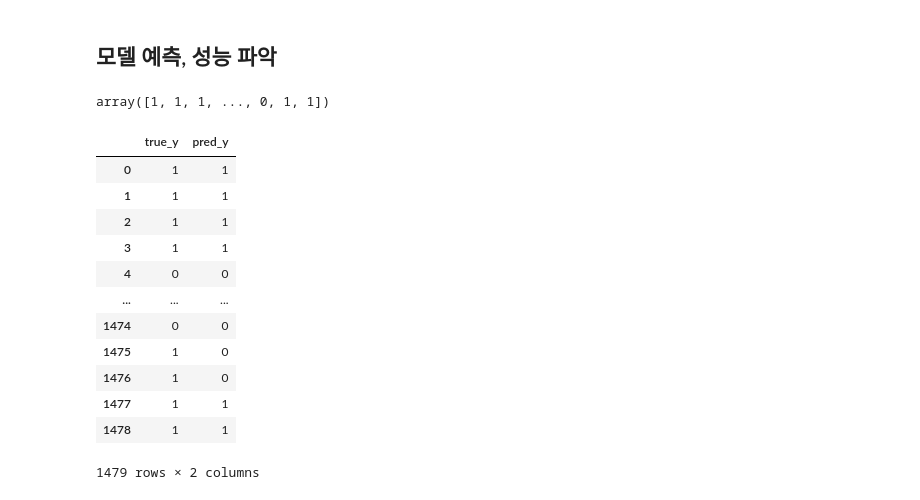
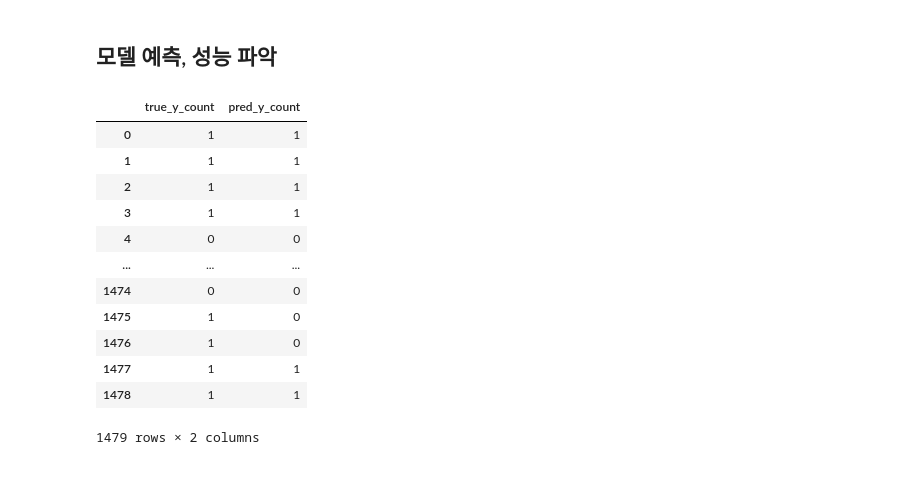
Before and after one commit to iDolphin99/ML, a Jupyter notebook: kwswproja/test_TF-IDF.ipynb, the cells around one changed output. Cells and saved outputs as stored; diff of their text form; code cells hidden in the pictures.

```diff
--- a/kwswproja/test_TF-IDF.ipynb
+++ b/kwswproja/test_TF-IDF.ipynb
@@ -242,15 +231,31 @@ train_data_features
+# %%
+# 문자를 벡터화 하는 방식에는 두 가지가 존재하는 것 같습니다.
+# CountVectorizer와 TfidfVectorizer로 두 클래스를 비교해보려고 합니다.
+context = list(input_data['context'])
+
+count_vec = CountVectorizer(analyzer = 'word', max_features = 5000)
+tfidf_vec = TfidfVectorizer()
+
+train_data_count = count_vec.fit_transform(context)
+train_data_tfidf = tfidf_vec.fit_transform(context)
 # %%
 # train data 와 test data를 8:2 비율로 나누고
 # train data는 추후에 valid data와 test data로 나눕니다!
 #X_column = ['title', 'body', 'url'] -> preprocessing fin
 Y_column = 'label'
 
-train_X, test_X, train_Y, test_Y = train_test_split(
-    train_data_features,  # X 입력 데이터
+train_X_count, test_X_count, train_Y_count, test_Y_count = train_test_split(
+    train_data_count,  # X 입력 데이터
     input_data[Y_column], # Y 정답 데이터, label 데이터
     test_size = 0.2,
     #train_size = 13,
     shuffle=True,
     random_state=42)
 
-train_X
+train_X_tfidf, test_X_tfidf, train_Y_tfidf, test_Y_tfidf = train_test_split(
+    train_data_tfidf,  # X 입력 데이터
+    input_data[Y_column], # Y 정답 데이터, label 데이터
+    test_size = 0.2,
+    #train_size = 13,
+    shuffle=True,
+    random_state=42)
@@ -271,0 +262,6 @@ RandomForestClassifier(bootstrap=True, ccp_alpha=0.0, class_weight=None,
+# %%
+model_rf_count = RandomForestClassifier(n_estimators=100)
+model_rf_tfidf = RandomForestClassifier(n_estimators=100)
+
+%time model_rf_count.fit(train_X_count, train_Y_count)
+%time model_rf_tfidf.fit(train_X_tfidf, train_Y_tfidf)
@@ -272,15 +281,13 @@ RandomForestClassifier(bootstrap=True, ccp_alpha=0.0, class_weight=None,
 # %% [markdown]
 ## 모델 예측, 성능 파악
-# %%
-pred_Y = model_rf.predict(test_X)
-pred_Y
-# %% [output]
-array([1, 1, 1, ..., 0, 1, 1])
+# %%
+pred_Y_count = model_rf_count.predict(test_X_count)
+pred_Y_tfidf = model_rf_tfidf.predict(test_X_tfidf)
 # %%
-df_result = pd.DataFrame(list(zip(test_Y, pred_Y)), columns=['true_y', 'pred_y'])
-df_result
+df_result_count = pd.DataFrame(list(zip(test_Y_count, pred_Y_count)), columns=['true_y_count', 'pred_y_count'])
+df_result_count
 # %% [output]
-|  | true_y | pred_y |
+|  | true_y_count | pred_y_count |
 | 0 | 1 | 1 |
 | 1 | 1 | 1 |
 | 2 | 1 | 1 |
```
Also changed, not shown: parts of 9 cells of this notebook.
